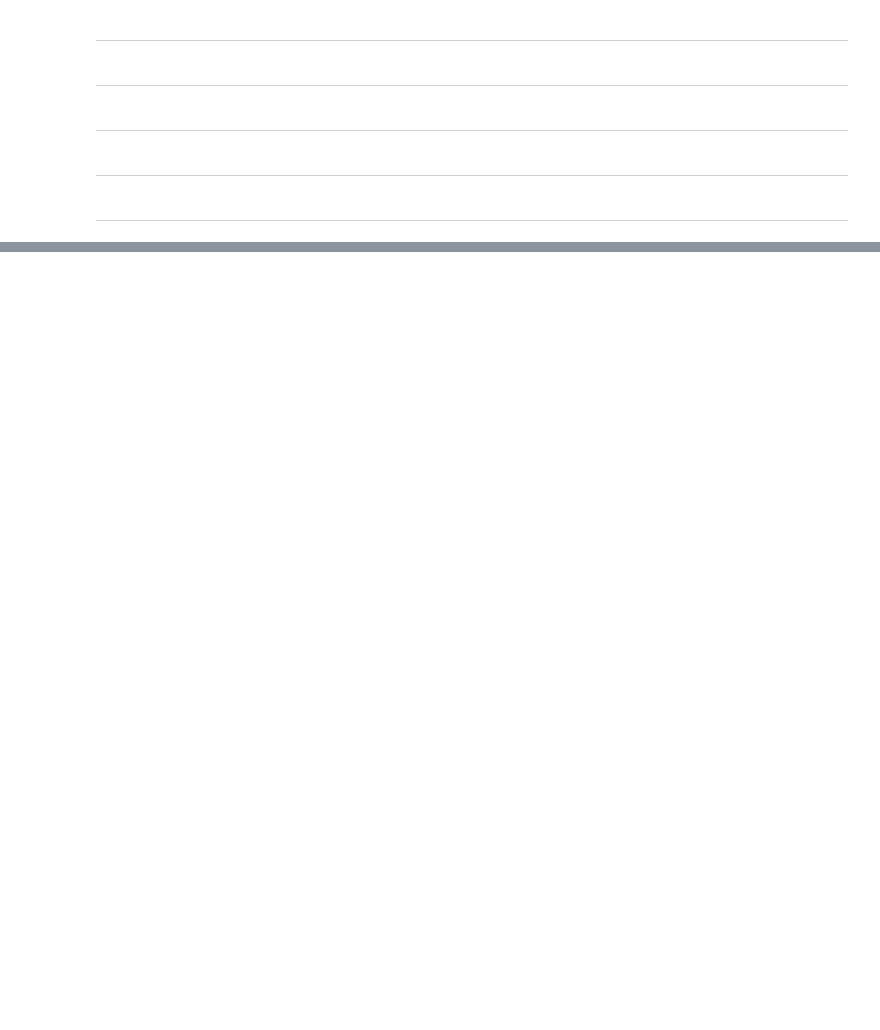
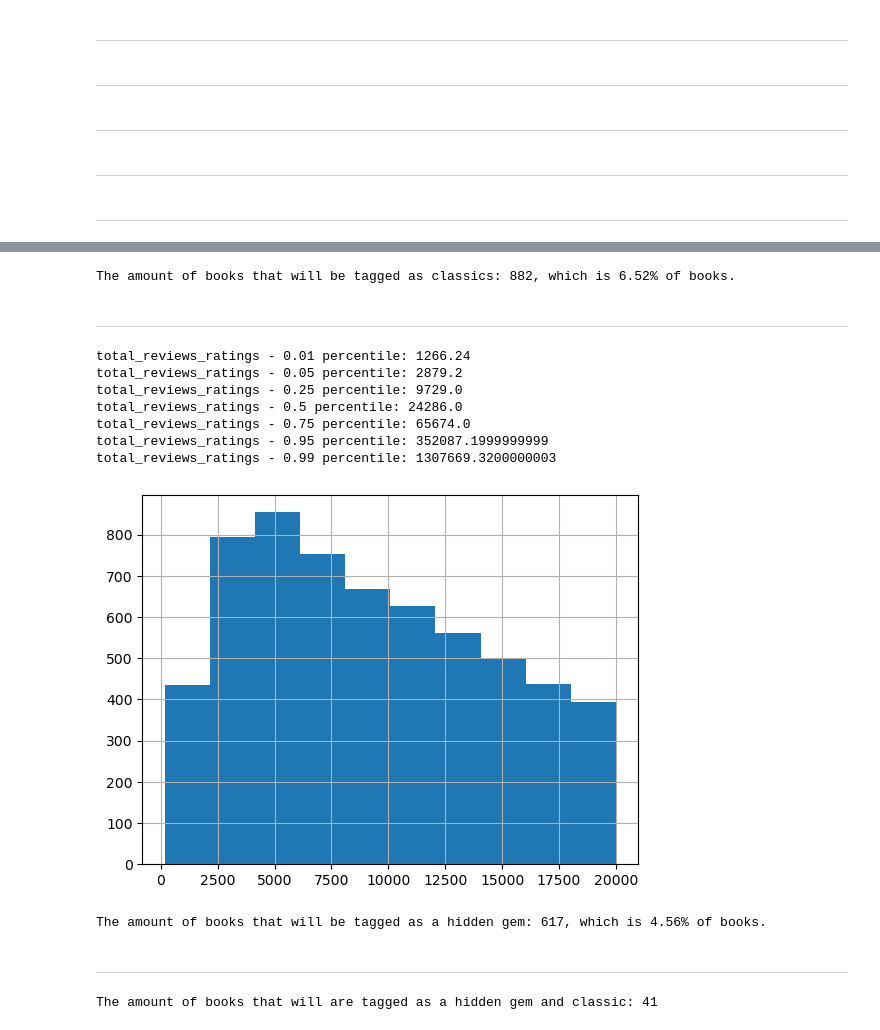
Before and after one commit to rara-ch/GoodreadsReadingList_RecommenderProject, a Jupyter notebook: JupyterNotebooks/Recommender.ipynb, the cells around one changed output, grey strips where cells are left out. Cells and saved outputs as stored; diff of their text form; code cells hidden in the pictures; blank space fills up the shorter version.

```diff
--- a/JupyterNotebooks/Recommender.ipynb
+++ b/JupyterNotebooks/Recommender.ipynb
@@ -269,0 +277,65 @@ Name: 2919130, Length: 13525, dtype: float64
+# %%
+# Set the classic tag requirment thresholds based on the inspected percentiles (checked year percentiles earlier)
+classic_ratings_threshold = books['5_star_ratings_percent'].quantile(0.75)
+classic_year_threshold = books['original_publication_year'].quantile(0.25)
+
+# Save the classic tag logic in a variable for minipulation (summing and filtering)
+mask = ((books['5_star_ratings_percent'] >= classic_ratings_threshold) &
+        (books['original_publication_year'] <= classic_year_threshold))
+
+# Get the amount of books that are considered classics and the percentage of books considered classics
+classics_amount = sum(mask)
+classics_percent = round((classics_amount / len(books)) * 100, 2)
+print(f'The amount of books that will be tagged as classics: {classics_amount}, which is {classics_percent}% of books.')
+
+# Add a classics dummy variable to the books table
+books['classics'] = np.where(mask, 1, 0)
+# %% [output]
+The amount of books that will be tagged as classics: 882, which is 6.52% of books.
+# %% [markdown]
+------------------------------------------------------------------------------------------------------------------------------
+# %%
+# Add a column that has the total reviews and ratings
+books['total_reviews_ratings'] = books['reviews_count'] + books['ratings_count']
+
+# Inspect the column by looking at the key percentiles and histogram
+functions.get_percentiles(books, 'total_reviews_ratings')
+books[books['total_reviews_ratings'] < 20000]['total_reviews_ratings'].hist();
+# %% [output]
+total_reviews_ratings - 0.01 percentile: 1266.24
+total_reviews_ratings - 0.05 percentile: 2879.2
+total_reviews_ratings - 0.25 percentile: 9729.0
+total_reviews_ratings - 0.5 percentile: 24286.0
+total_reviews_ratings - 0.75 percentile: 65674.0
+total_reviews_ratings - 0.95 percentile: 352087.1999999999
+total_reviews_ratings - 0.99 percentile: 1307669.3200000003
+[figure, added]
+# %%
+# Set the hidden_gem tag requirment thresholds based on the inspected percentiles
+gem_ratings_threshold = books['5_star_ratings_percent'].quantile(0.70)
+gem_interaction_threshold = books['total_reviews_ratings'].quantile(0.25)
+
+# Save the hidden_gem tag logic in a variable for minipulation (summing and filtering)
+mask = ((books['5_star_ratings_percent'] >= gem_ratings_threshold) &
+        (books['total_reviews_ratings'] <= gem_interaction_threshold))
+
+# Get the amount of books that are considered hidden gems and the percentage of books considered hidden gems
+gem_amount = sum(mask)
+gem_percent = round((gem_amount / len(books)) * 100, 2)
+print(f'The amount of books that will be tagged as a hidden gem: {gem_amount}, which is {gem_percent}% of books.')
+
+# Add a hidden_gem dummy variable to the books table
+books['hidden_gem'] = np.where(mask, 1, 0)
+# %% [output]
+The amount of books that will be tagged as a hidden gem: 617, which is 4.56% of books.
+# %% [markdown]
+------------------------------------------------------------------------------------------------------------------------------
+# %%
+# Make sure there are no books that are simultaneously a classic and hidden gem
+classic_gem = books[['classics', 'hidden_gem']].sum(axis=1) == 2
+print(f'The amount of books that will are tagged as a hidden gem and classic: {sum(classic_gem)}')
+
+# Prioritise classic over hidden gem. Therefore, remove hidden_gem flag from books that are both (can change this)
+books['hidden_gem'] = np.where(classic_gem, 0, books['hidden_gem'])
+# %% [output]
+The amount of books that will are tagged as a hidden gem and classic: 41
```
Also changed, not shown: parts of 14 cells of this notebook.
